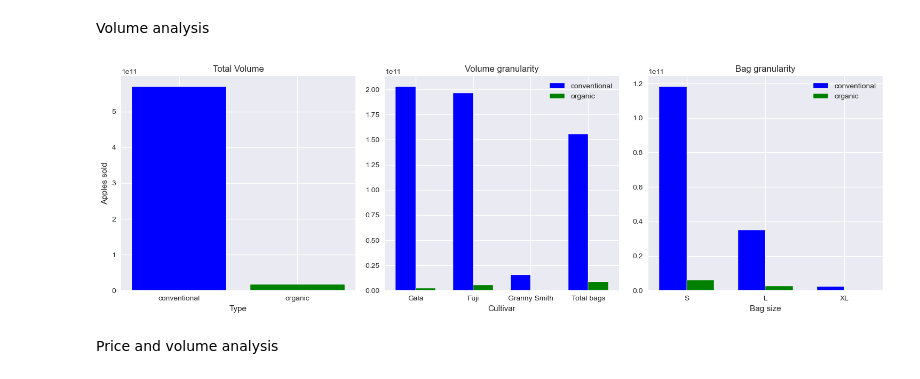
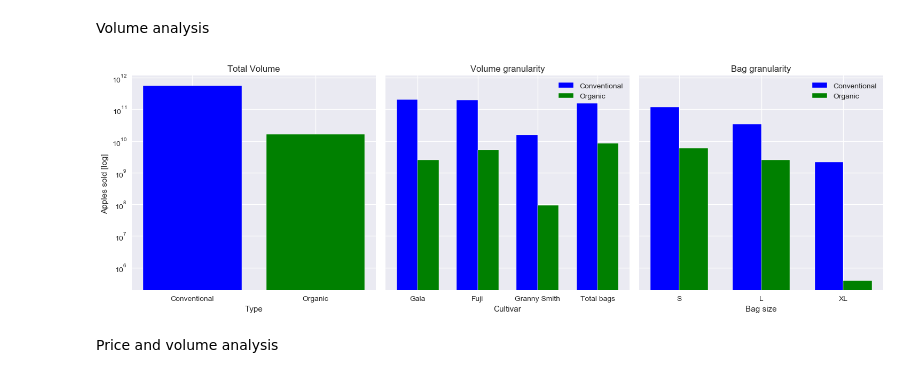
Before and after one commit to marcelomoraiscloser/apple_price, a Jupyter notebook: ApplePricePredictor.ipynb, the cells around one changed output. Cells and saved outputs as stored; diff of their text form; code cells hidden in the pictures.

```diff
--- a/ApplePricePredictor.ipynb
+++ b/ApplePricePredictor.ipynb
@@ -114,43 +114,45 @@ bag_size = ['S', 'L', 'XL']
 values_1 = [df_conv['total_volume'].sum(), df_org['total_volume'].sum()]
 values_2_group_1 = [df_conv['gala'].sum(), df_conv['fuji'].sum(), df_conv['granny_smith'].sum(), df_conv['total_bags'].sum()]
 values_2_group_2 = [df_org['gala'].sum(), df_org['fuji'].sum(), df_org['granny_smith'].sum(), df_org['total_bags'].sum()]
 values_3_group_1 = [df_conv['s_bags'].sum(), df_conv['l_bags'].sum(), df_conv['xl_bags'].sum()]
 values_3_group_2 = [df_org['s_bags'].sum(), df_org['l_bags'].sum(), df_org['xl_bags'].sum()]
 
-fig, axs = plt.subplots(1, 3, figsize=(15, 5))#, sharey=True)
+fig, axs = plt.subplots(1, 3, figsize=(15, 5), sharey=True)
 colors = ['blue', 'green']
-
+label = ['Conventional', 'Organic']
 # First histogram (Normal bar chart)
-axs[0].bar(type, values_1, color=colors)#, bar_width=0.35)
+axs[0].bar(label, values_1, color=colors)#, bar_width=0.35)
 axs[0].set_xlabel('Type')
-axs[0].set_ylabel('Apples sold')
+axs[0].set_ylabel('Apples sold [log]')
 axs[0].set_title('Total Volume')
+axs[0].set_yscale('log')
 
 # Second histogram (Grouped bar chart)
 bar_width = 0.35
 index = np.arange(len(cultivar))
-axs[1].bar(index, values_2_group_1, bar_width, label=type[0], color=colors[0], align='center')
-axs[1].bar(index + bar_width, values_2_group_2, bar_width, label=type[1], color=colors[1], align='center')
+axs[1].bar(index, values_2_group_1, bar_width, label=label[0], color=colors[0], align='center')
+axs[1].bar(index + bar_width, values_2_group_2, bar_width, label=label[1], color=colors[1], align='center')
 axs[1].set_xlabel('Cultivar')
 axs[1].set_title('Volume granularity')
 axs[1].set_xticks(index + bar_width / 2)
 axs[1].set_xticklabels(cultivar)
 axs[1].legend()
+axs[1].set_yscale('log')
 
 # Third histogram (Grouped bar chart)
 index = np.arange(len(bag_size))
-axs[2].bar(index, values_3_group_1, bar_width, label=type[0], color=colors[0], align='center')
-axs[2].bar(index + bar_width, values_3_group_2, bar_width, label=type[1], color=colors[1], align='center')
+axs[2].bar(index, values_3_group_1, bar_width, label=label[0], color=colors[0], align='center')
+axs[2].bar(index + bar_width, values_3_group_2, bar_width, label=label[1], color=colors[1], align='center')
 axs[2].set_xlabel('Bag size')
 axs[2].set_title('Bag granularity')
 axs[2].set_xticks(index + bar_width / 2)
 axs[2].set_xticklabels(bag_size)
 axs[2].legend()
+axs[2].set_yscale('log')
 
 plt.tight_layout()
-plt.show()
 # %% [output]
-[figure, old version]
+[figure, new version]
 # %% [markdown]
 Price and volume analysis
 # %%
```
Also changed, not shown: parts of 29 cells of this notebook.
